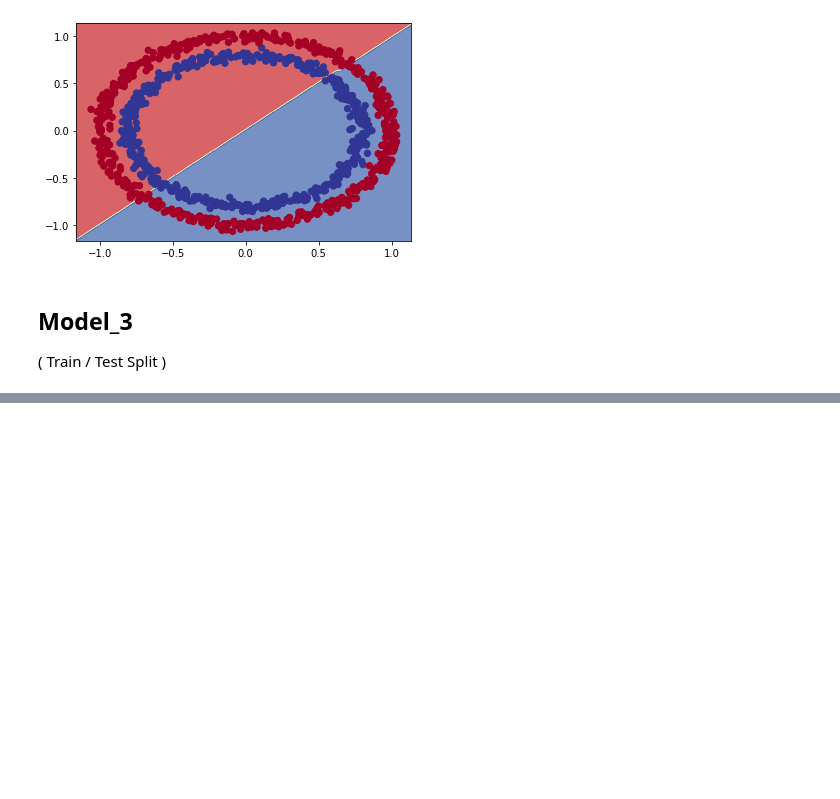
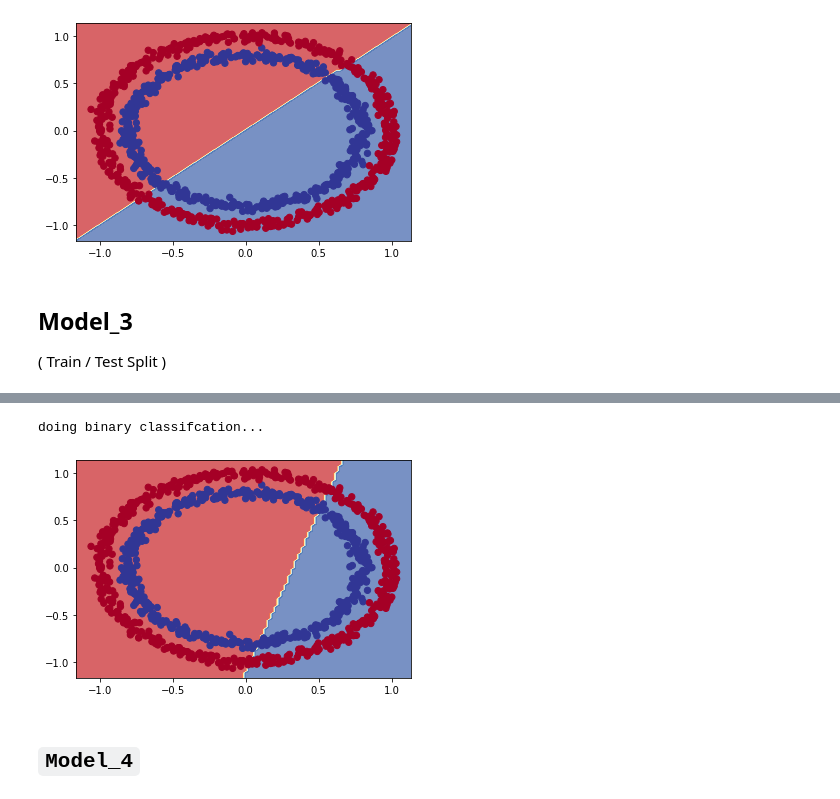
Before and after one commit to milioe/Moravec, a Jupyter notebook: 2_Classification.ipynb, the cells around one changed output, grey strips where cells are left out. Cells and saved outputs as stored; diff of their text form; code cells hidden in the pictures; blank space fills up the shorter version.

```diff
--- a/2_Classification.ipynb
+++ b/2_Classification.ipynb
@@ -228,0 +227,17 @@ doing multiclass classification...
+# %%
+# 0. Set random seed
+tf.random.set_seed(42)
+
+# 1. Create model
+model_3 = tf.keras.Sequential([
+  tf.keras.layers.Dense(1, activation=tf.keras.activations.linear),
+  tf.keras.layers.Dense(1) # output layer
+])
+
+# 2. Compile model
+model_3.compile(loss=tf.keras.losses.binary_crossentropy,
+                optimizer=tf.keras.optimizers.Adam(learning_rate=0.001),
+                metrics=["accuracy"])
+
+# 3. Fit the model
+history = model_3.fit(X, y, epochs=100)
@@ -228,0 +262,7 @@ doing multiclass classification...
+# %%
+plot_decision_boundary(model_3, X, y)
+# %% [output]
+doing binary classifcation...
+[figure, added]
+# %% [markdown]
+## `Model_4`
```
Also changed, not shown: parts of 39 cells of this notebook.
